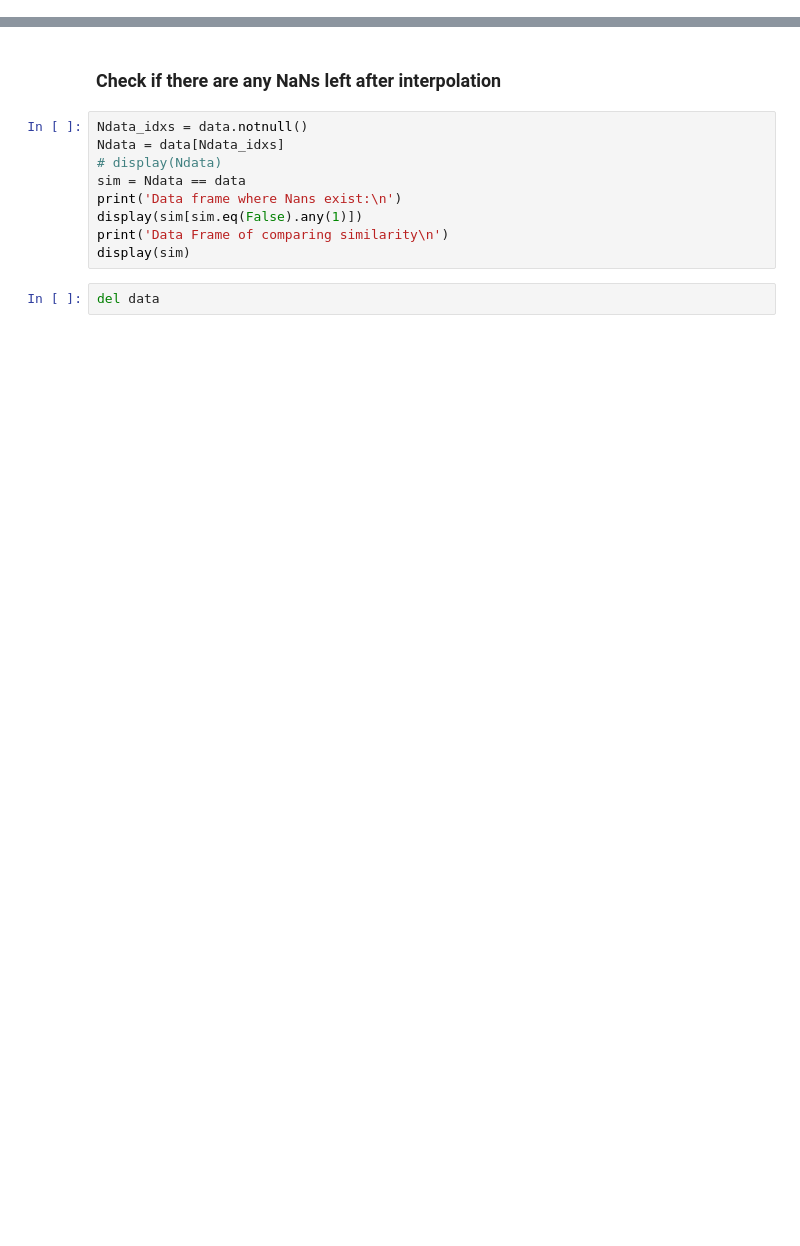
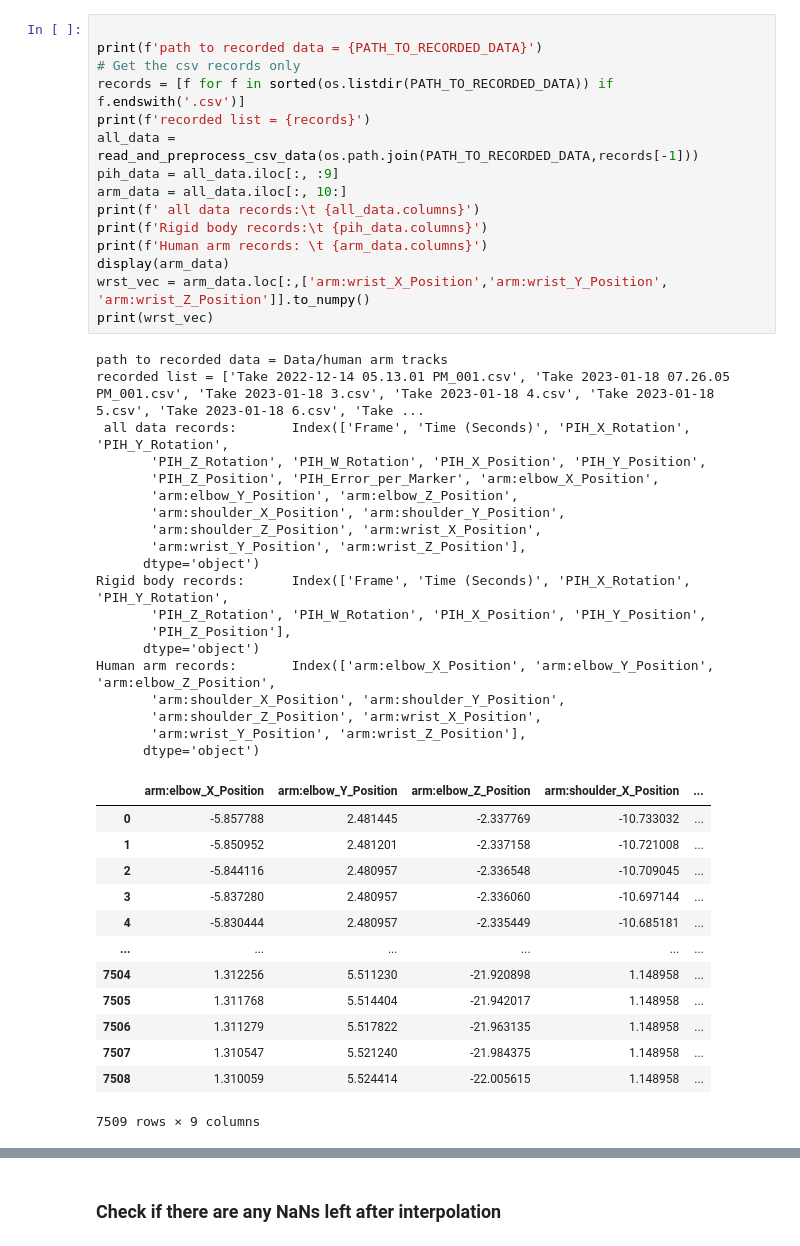
Before and after one commit to waddah27/MoCapTrajectory, a Jupyter notebook: research.ipynb, the cells around one changed output, grey strips where cells are left out. Cells and saved outputs as stored; diff of their text form; blank space fills up the shorter version.

Commit message:
Working on testing utils that I am adding and reading data

```diff
--- a/research.ipynb
+++ b/research.ipynb
@@ -42,0 +13,48 @@ Index(['Frame', 'Time (Seconds)', 'PIH_X_Rotation', 'PIH_Y_Rotation',
+# %%
+
+print(f'path to recorded data = {PATH_TO_RECORDED_DATA}')
+# Get the csv records only
+records = [f for f in sorted(os.listdir(PATH_TO_RECORDED_DATA)) if f.endswith('.csv')]
+print(f'recorded list = {records}')
+all_data = read_and_preprocess_csv_data(os.path.join(PATH_TO_RECORDED_DATA,records[-1]))
+pih_data = all_data.iloc[:, :9]
+arm_data = all_data.iloc[:, 10:]
+print(f' all data records:\t {all_data.columns}')
+print(f'Rigid body records:\t {pih_data.columns}')
+print(f'Human arm records: \t {arm_data.columns}')
+display(arm_data)
+wrst_vec = arm_data.loc[:,['arm:wrist_X_Position','arm:wrist_Y_Position', 'arm:wrist_Z_Position']].to_numpy()
+print(wrst_vec)
+# %% [output]
+path to recorded data = Data/human arm tracks
+recorded list = ['Take 2022-12-14 05.13.01 PM_001.csv', 'Take 2023-01-18 07.26.05 PM_001.csv', 'Take 2023-01-18 3.csv', 'Take 2023-01-18 4.csv', 'Take 2023-01-18 5.csv', 'Take 2023-01-18 6.csv', 'Take ...
+ all data records:       Index(['Frame', 'Time (Seconds)', 'PIH_X_Rotation', 'PIH_Y_Rotation',
+       'PIH_Z_Rotation', 'PIH_W_Rotation', 'PIH_X_Position', 'PIH_Y_Position',
+       'PIH_Z_Position', 'PIH_Error_per_Marker', 'arm:elbow_X_Position',
+       'arm:elbow_Y_Position', 'arm:elbow_Z_Position',
+       'arm:shoulder_X_Position', 'arm:shoulder_Y_Position',
+       'arm:shoulder_Z_Position', 'arm:wrist_X_Position',
+       'arm:wrist_Y_Position', 'arm:wrist_Z_Position'],
+      dtype='object')
+Rigid body records:      Index(['Frame', 'Time (Seconds)', 'PIH_X_Rotation', 'PIH_Y_Rotation',
+       'PIH_Z_Rotation', 'PIH_W_Rotation', 'PIH_X_Position', 'PIH_Y_Position',
+       'PIH_Z_Position'],
+      dtype='object')
+Human arm records:       Index(['arm:elbow_X_Position', 'arm:elbow_Y_Position', 'arm:elbow_Z_Position',
+       'arm:shoulder_X_Position', 'arm:shoulder_Y_Position',
+       'arm:shoulder_Z_Position', 'arm:wrist_X_Position',
+       'arm:wrist_Y_Position', 'arm:wrist_Z_Position'],
+      dtype='object')
+|  | arm:elbow_X_Position | arm:elbow_Y_Position | arm:elbow_Z_Position | arm:shoulder_X_Position | ... |
+| 0 | -5.857788 | 2.481445 | -2.337769 | -10.733032 | ... |
+| 1 | -5.850952 | 2.481201 | -2.337158 | -10.721008 | ... |
+| 2 | -5.844116 | 2.480957 | -2.336548 | -10.709045 | ... |
+| 3 | -5.837280 | 2.480957 | -2.336060 | -10.697144 | ... |
+| 4 | -5.830444 | 2.480957 | -2.335449 | -10.685181 | ... |
+| ... | ... | ... | ... | ... | ... |
+| 7504 | 1.312256 | 5.511230 | -21.920898 | 1.148958 | ... |
+| 7505 | 1.311768 | 5.514404 | -21.942017 | 1.148958 | ... |
+| 7506 | 1.311279 | 5.517822 | -21.963135 | 1.148958 | ... |
+| 7507 | 1.310547 | 5.521240 | -21.984375 | 1.148958 | ... |
+| 7508 | 1.310059 | 5.524414 | -22.005615 | 1.148958 | ... |
+7509 rows × 9 columns
@@ -43,13 +68,2 @@ Index(['Frame', 'Time (Seconds)', 'PIH_X_Rotation', 'PIH_Y_Rotation',
 # %% [markdown]
 ### Check if there are any NaNs left after interpolation
-# %%
-Ndata_idxs = data.notnull()
-Ndata = data[Ndata_idxs]
-# display(Ndata)
-sim = Ndata == data
-print('Data frame where Nans exist:\n')
-display(sim[sim.eq(False).any(1)])
-print('Data Frame of comparing similarity\n')
-display(sim)
-# %%
-del data
```
Also changed, not shown: parts of 6 cells of this notebook.
